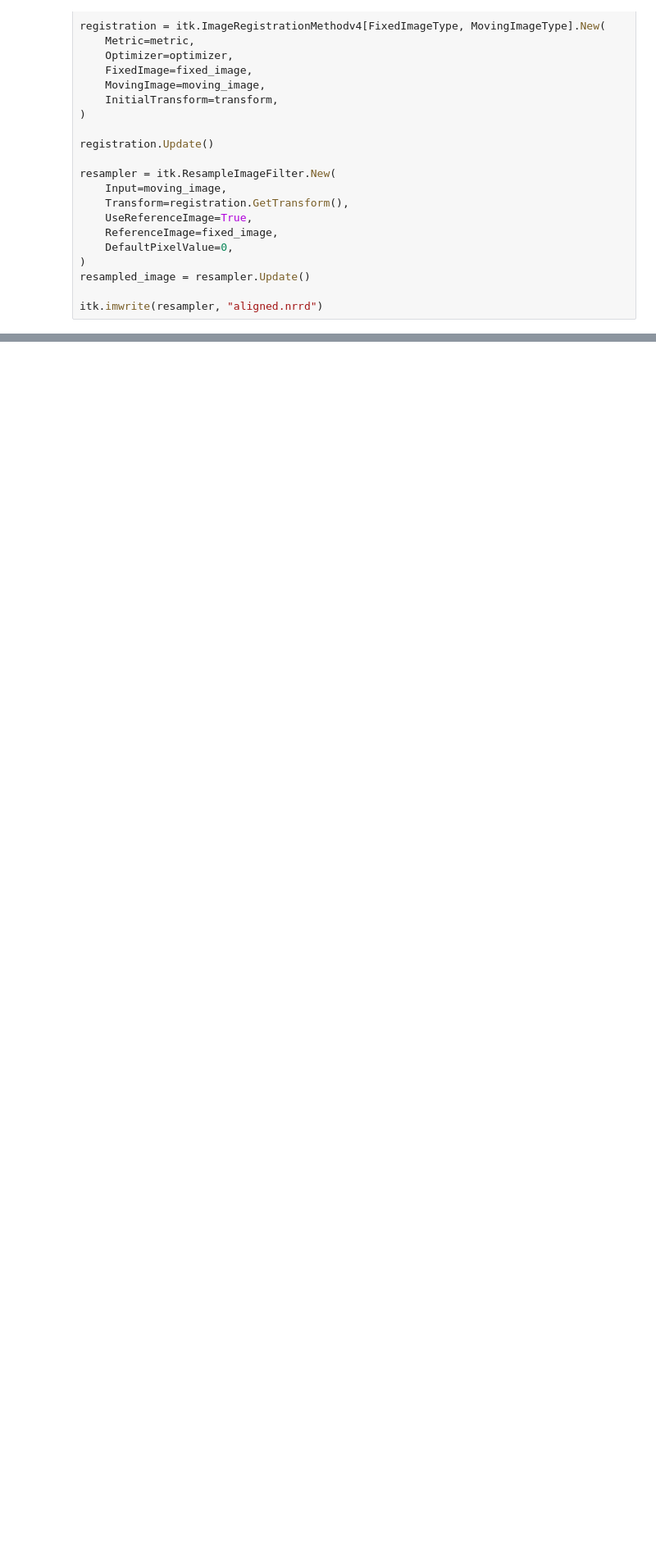
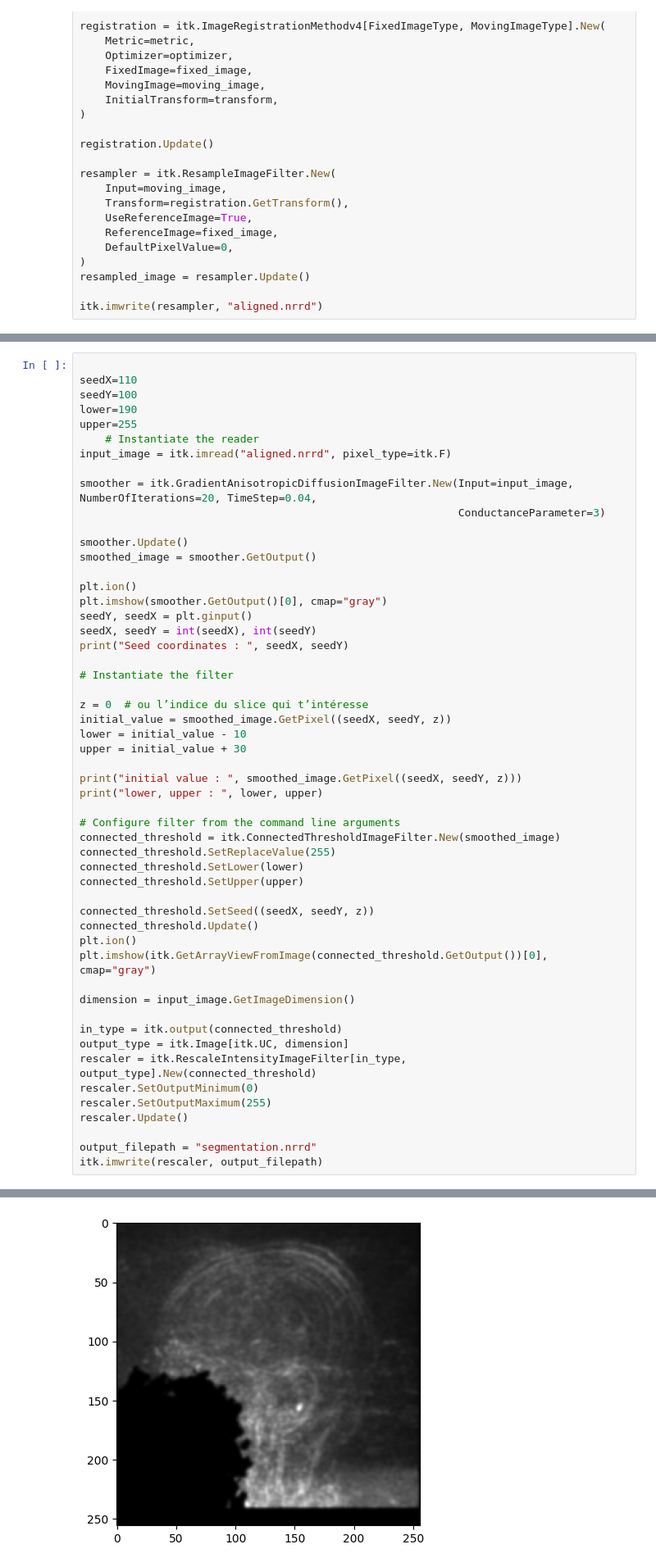
Before and after one commit to Melosdias/vtk_itk, a Jupyter notebook: src/projet_notebook.ipynb, the cells around one changed output, grey strips where cells are left out. Shown: that part at 82% size. Cells and saved outputs as stored; diff of their text form; blank space fills up the shorter version.

```diff
--- a/src/projet_notebook.ipynb
+++ b/src/projet_notebook.ipynb
@@ -93,3 +89,57 @@ plt.tight_layout()
 plt.show()
 # %% [output]
 [figure]
+# %%
+
+seedX=110
+seedY=100
+lower=190
+upper=255
+    # Instantiate the reader
+input_image = itk.imread("aligned.nrrd", pixel_type=itk.F)
+
+smoother = itk.GradientAnisotropicDiffusionImageFilter.New(Input=input_image, NumberOfIterations=20, TimeStep=0.04,
+                                                           ConductanceParameter=3)
+
+smoother.Update()
+smoothed_image = smoother.GetOutput()
+
+plt.ion()
+plt.imshow(smoother.GetOutput()[0], cmap="gray")
+seedY, seedX = plt.ginput()
+seedX, seedY = int(seedX), int(seedY)
+print("Seed coordinates : ", seedX, seedY)
+
+# Instantiate the filter
+
+z = 0  # ou l’indice du slice qui t’intéresse
+initial_value = smoothed_image.GetPixel((seedX, seedY, z))
+lower = initial_value - 10
+upper = initial_value + 30
+
+print("initial value : ", smoothed_image.GetPixel((seedX, seedY, z)))
+print("lower, upper : ", lower, upper)
+
+# Configure filter from the command line arguments
+connected_threshold = itk.ConnectedThresholdImageFilter.New(smoothed_image)
+connected_threshold.SetReplaceValue(255)
+connected_threshold.SetLower(lower)
+connected_threshold.SetUpper(upper)
+
+connected_threshold.SetSeed((seedX, seedY, z))
+connected_threshold.Update()
+plt.ion()
+plt.imshow(itk.GetArrayViewFromImage(connected_threshold.GetOutput())[0], cmap="gray")
+
+dimension = input_image.GetImageDimension()
+
+in_type = itk.output(connected_threshold)
+output_type = itk.Image[itk.UC, dimension]
+rescaler = itk.RescaleIntensityImageFilter[in_type, output_type].New(connected_threshold)
+rescaler.SetOutputMinimum(0)
+rescaler.SetOutputMaximum(255)
+rescaler.Update()
+
+output_filepath = "segmentation.nrrd"
+itk.imwrite(rescaler, output_filepath)
+# %% [output]
@@ -95,0 +148 @@ plt.show()
+[figure, added]
```
Also changed, not shown: parts of 3 cells of this notebook, 1 other file.
